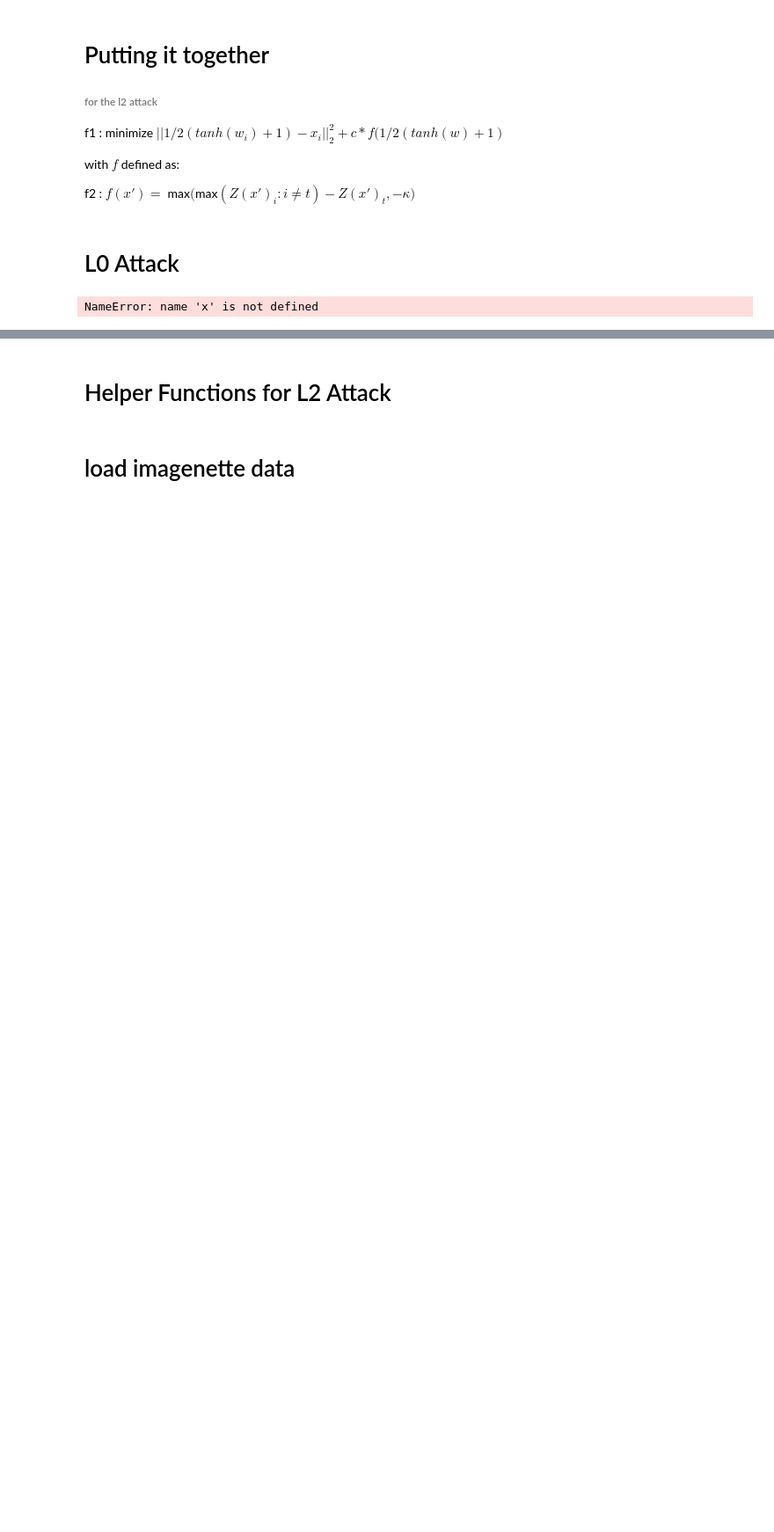
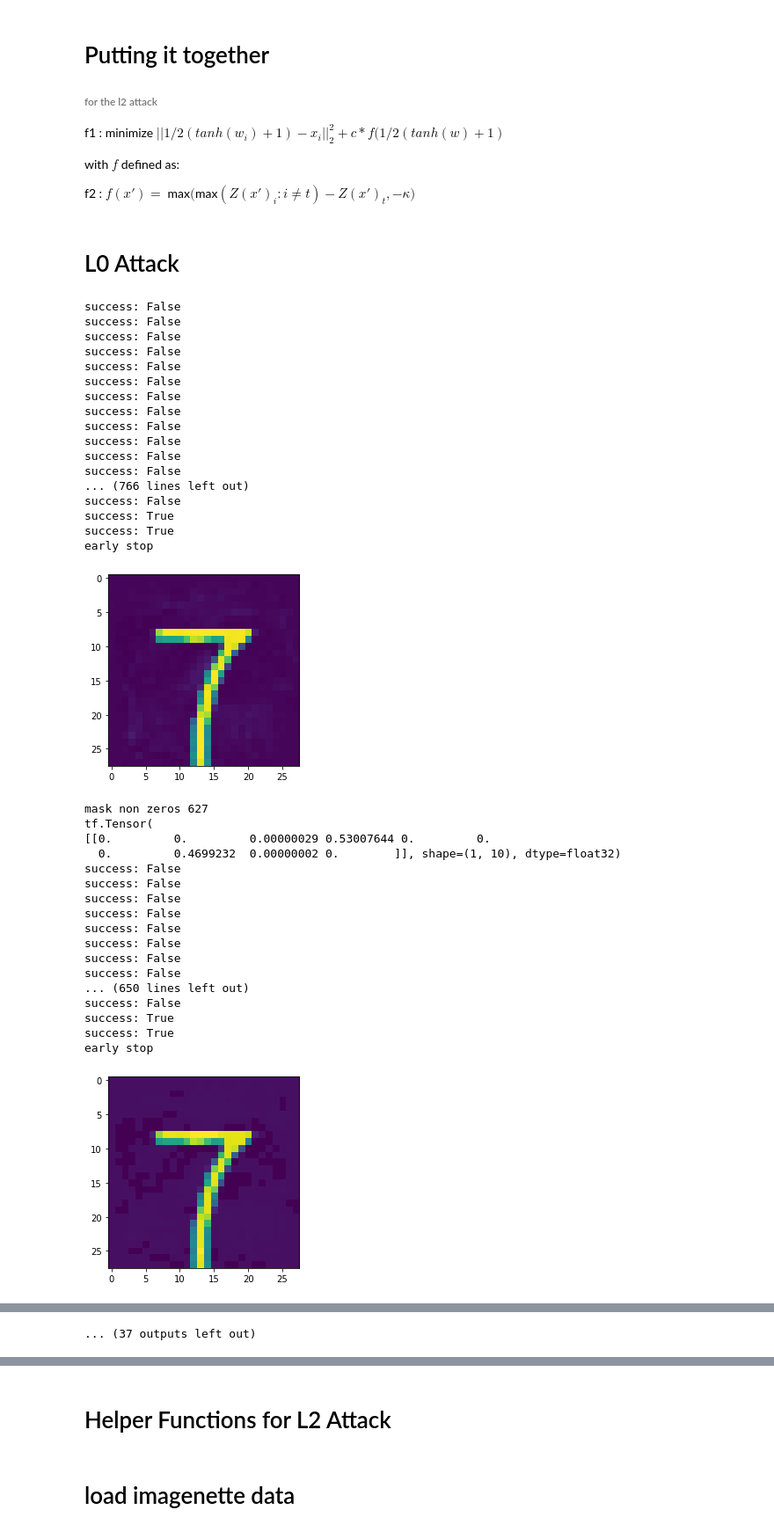
Before and after one commit to FlorianMerkle/network-pruning-and-robustness, a Jupyter notebook: Adversarial/l2-copy-to-adapt for l0.ipynb, the cells around one changed output, grey strips where cells are left out. Shown at 88% size. Drawn from its saved outputs; the diff is of its cells as text; code cells hidden in the pictures; blank space fills up the shorter version.

```diff
--- a/Adversarial/l2-copy-to-adapt for l0.ipynb
+++ b/Adversarial/l2-copy-to-adapt for l0.ipynb
@@ -143,36 +143,81 @@ f2 : $f(x') = $ max$($max$({Z(x')_i:i\neq t} )-Z(x')_t, -\kappa)$
 #def find_adv_example_l0(x, model):
 
 
-
+ITER = 70
 adv_l0 = tf.Variable(initial_value=x)
 mask = np.ones(x.shape)[0]
 
-for i in range(50):
+for i in range(ITER):
 
-    success, adv_l0, grads, delta, w = find_adv_example_l2(x, model,max_iterations=1000, mask=mask, verbose=False)
+    success, adv_l0, grads, delta, w, last_successfull_adv = find_adv_example_l2(x, model,max_iterations=1000, mask=mask, verbose=False)
     plt.figure()
     plt.imshow(tf.reshape(x+delta, (28,28)))
     plt.show()
     #print('grads', grads)
     total_abs_change = tf.math.reduce_sum(tf.math.abs(delta), 0)*tf.math.abs(grads)[0]
     #print('total abs change',total_abs_change)
     count=0
     non_zero = np.count_nonzero(mask)
     for idx, j in enumerate(np.argsort(total_abs_change)):
         #print('idx',idx)
         #if total_abs_change[j] < .3 and mask[j] != 0:
         if mask[j] != 0:
             count += 1
             mask[j] = 0
         if count>0.2*non_zero: break
     if np.argmax(model(x+delta)[0])==7:
+        i = ITER - 3
         print('mask non zeros',np.count_nonzero(mask))
         print(model(x + delta))
-        break
+        print('________________no adv found_______________')
+        if last_successfull_adv != None:
+            print(model(last_successfull_adv))
+            plt.figure()
+            plt.imshow(tf.reshape(last_successfull_adv, (28,28)))
+            plt.show()
+
+        #break
     #print('count', count)
     #non_zero = np.count_nonzero(mask)
     print('mask non zeros',np.count_nonzero(mask))
     print(model(x + delta))
+    if last_successfull_adv == None:
+            break
     #return adv_l0, grads, delta, total_abs_change, mask
 # %% [output]
-NameError: name 'x' is not defined
+success: False
+success: False
+success: False
+success: False
+success: False
+success: False
+success: False
+success: False
+success: False
+success: False
+success: False
+success: False
+... (766 lines left out)
+success: False
+success: True
+success: True
+early stop
+[figure, added]
+mask non zeros 627
+tf.Tensor(
+[[0.         0.         0.00000029 0.53007644 0.         0.
+  0.         0.4699232  0.00000002 0.        ]], shape=(1, 10), dtype=float32)
+success: False
+success: False
+success: False
+success: False
+success: False
+success: False
+success: False
+success: False
+... (650 lines left out)
+success: False
+success: True
+success: True
+early stop
+[figure, added]
@@ -178,0 +296 @@ NameError: name 'x' is not defined
+... (37 outputs left out)
```
Also changed, not shown: parts of 14 cells of this notebook, 14 other files.
